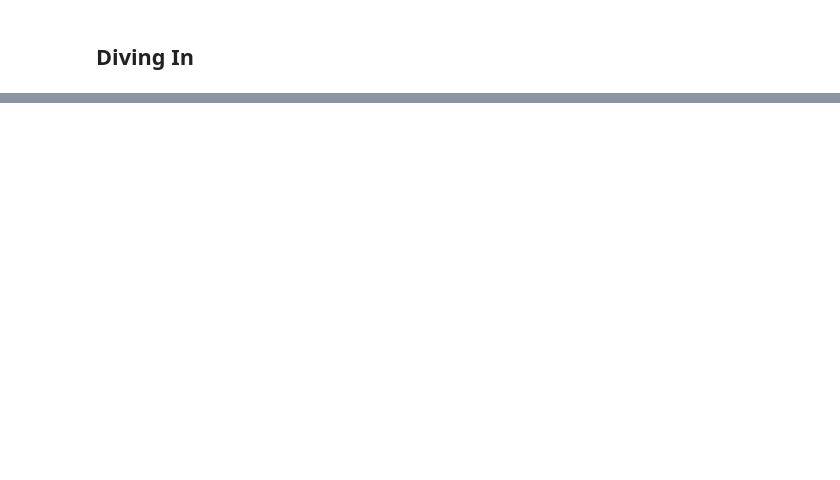
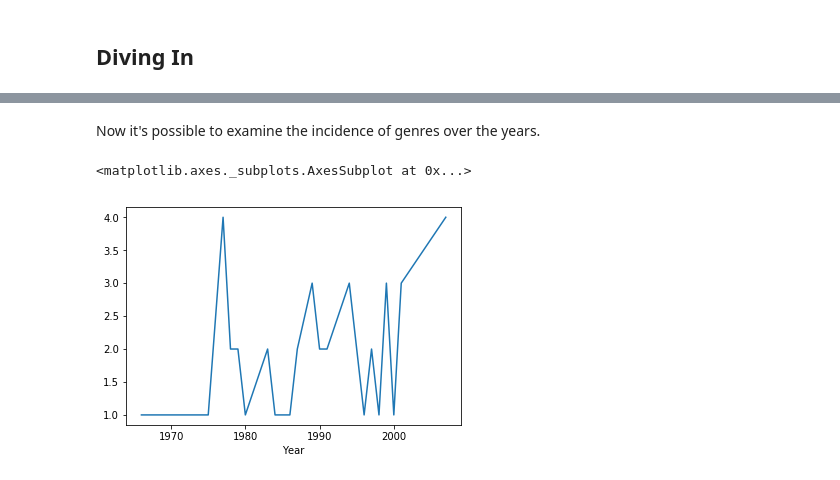
Before and after one commit to ainsleymcgrath/promotable-intro-to-python, a Jupyter notebook: Exploring Rolling Stone Top 500 Albums 2012.ipynb, the cells around one changed output, grey strips where cells are left out. Cells and saved outputs as stored; diff of their text form; code cells hidden in the pictures; blank space fills up the shorter version.

```diff
--- a/Exploring Rolling Stone Top 500 Albums 2012.ipynb
+++ b/Exploring Rolling Stone Top 500 Albums 2012.ipynb
@@ -73,0 +223,9 @@ Armed with some paths to head down, let's explore.
+# %%
+import re
+def grab_first_in_list(genre):
+    # split the strings into lists
+    # split happens at a "," a "/", or a " "
+    return re.split(r'[,/]', genre)[0]
+
+df['PrimaryGenre'] = df['Genre'].apply(grab_first_in_list) # make a new column
+df.head()
@@ -73,0 +241,3 @@ Armed with some paths to head down, let's explore.
+# %%
+genres_by_year = df.groupby(['PrimaryGenre', 'Year'])['PrimaryGenre'].count()
+df.groupby(['PrimaryGenre', 'Year'])['PrimaryGenre'].count().index
@@ -73,0 +248,7 @@ Armed with some paths to head down, let's explore.
+# %% [markdown]
+Now it's possible to examine the incidence of genres over the years.
+# %%
+genres_by_year['Electronic'].plot()
+# %% [output]
+<matplotlib.axes._subplots.AxesSubplot at 0x...>
+[figure, added]
```
Also changed, not shown: parts of 28 cells of this notebook, 3 other files.
